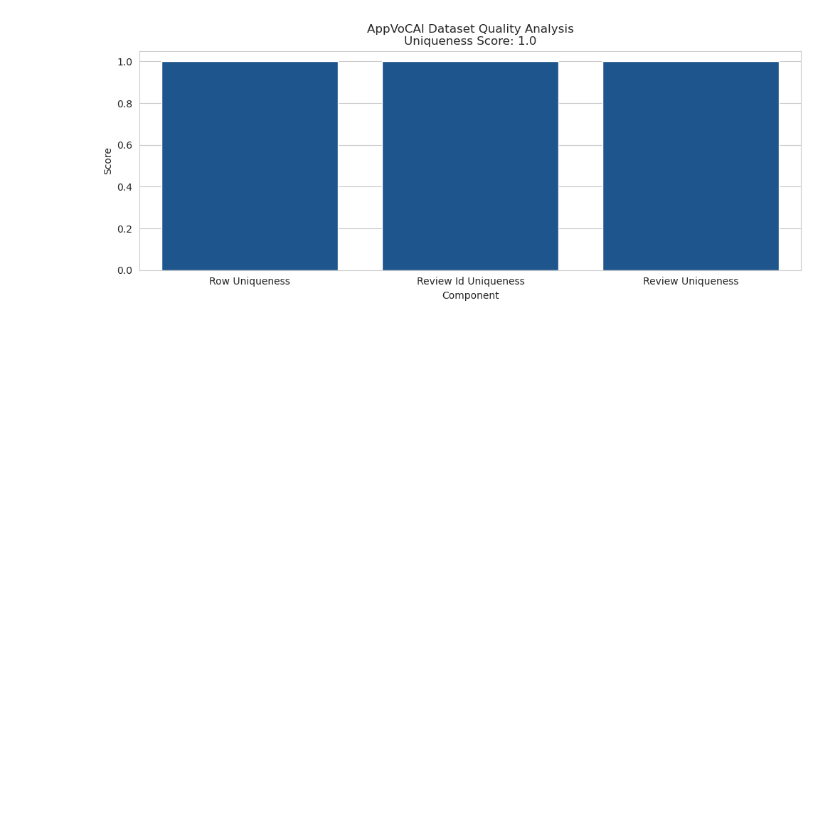
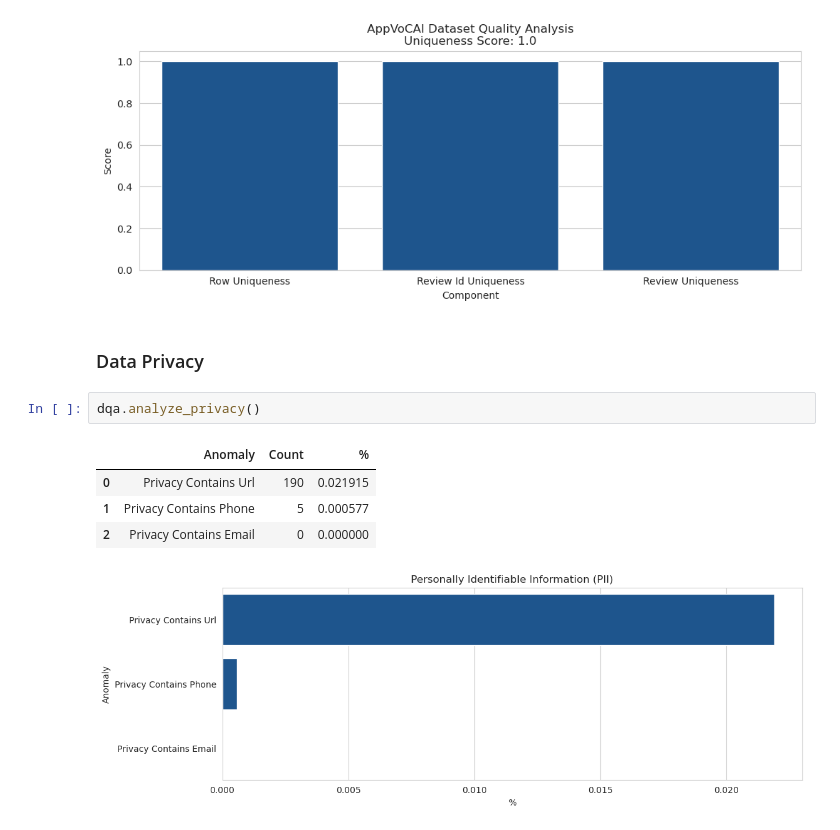
Before and after one commit to variancexplained/genai-lab-slm, a Jupyter notebook: notebooks/content/01_dataprep/05_dqa.ipynb, the cells around one changed output. Saved outputs shown, nothing was run; the diff lists cells and outputs as text; blank space fills up the shorter version.

```diff
--- a/notebooks/content/01_dataprep/05_dqa.ipynb
+++ b/notebooks/content/01_dataprep/05_dqa.ipynb
@@ -268,3 +268,13 @@ dqa.analyze_uniqueness()
 | 1 | Review Id Uniqueness | 1.0 |
 | 2 | Review Uniqueness | 1.0 |
 [figure]
+# %% [markdown]
+### Data Privacy
+# %%
+dqa.analyze_privacy()
+# %% [output]
+|  | Anomaly | Count | % |
+| 0 | Privacy Contains Url | 190 | 0.021915 |
+| 1 | Privacy Contains Phone | 5 | 0.000577 |
+| 2 | Privacy Contains Email | 0 | 0.000000 |
+[figure, added]
```
Also changed, not shown: parts of 1 cell of this notebook, 1 other file.
